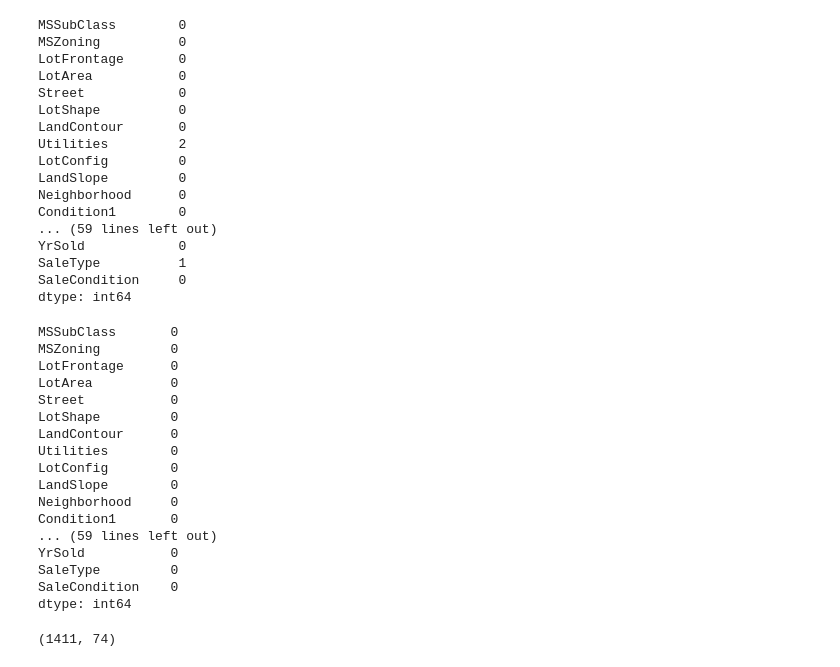
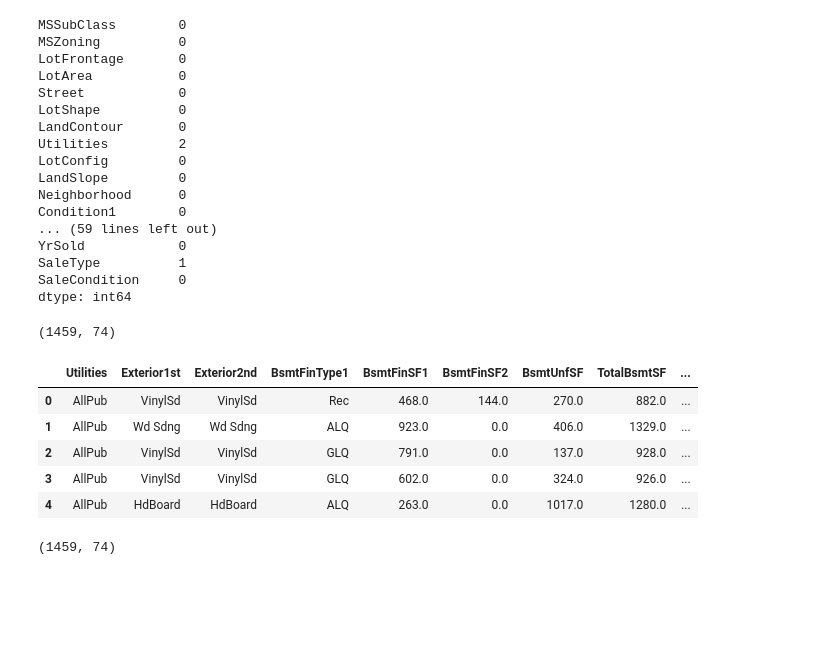
Before and after one commit to anmolpandeybtech/house-prices-prediction, a Jupyter notebook: testdata_handling.ipynb, the cells around one changed output. Cells and saved outputs as stored; diff of their text form; code cells hidden in the pictures; blank space fills up the shorter version.

```diff
--- a/testdata_handling.ipynb
+++ b/testdata_handling.ipynb
@@ -83,29 +83,16 @@ YrSold            0
 SaleType          1
 SaleCondition     0
 dtype: int64
-# %%
-test_df.dropna(inplace=True)
-# %%
-test_df.isnull().sum()
-# %% [output]
-MSSubClass       0
-MSZoning         0
-LotFrontage      0
-LotArea          0
-Street           0
-LotShape         0
-LandContour      0
-Utilities        0
-LotConfig        0
-LandSlope        0
-Neighborhood     0
-Condition1       0
-... (59 lines left out)
-YrSold           0
-SaleType         0
-SaleCondition    0
-dtype: int64
 # %%
 test_df.shape
 # %% [output]
-(1411, 74)
+(1459, 74)
+# %%
+test_df.loc[:, test_df.isnull().any()].head()
+# %% [output]
+|  | Utilities | Exterior1st | Exterior2nd | BsmtFinType1 | BsmtFinSF1 | BsmtFinSF2 | BsmtUnfSF | TotalBsmtSF | ... |
+| 0 | AllPub | VinylSd | VinylSd | Rec | 468.0 | 144.0 | 270.0 | 882.0 | ... |
+| 1 | AllPub | Wd Sdng | Wd Sdng | ALQ | 923.0 | 0.0 | 406.0 | 1329.0 | ... |
+| 2 | AllPub | VinylSd | VinylSd | GLQ | 791.0 | 0.0 | 137.0 | 928.0 | ... |
+| 3 | AllPub | VinylSd | VinylSd | GLQ | 602.0 | 0.0 | 324.0 | 926.0 | ... |
+| 4 | AllPub | HdBoard | HdBoard | ALQ | 263.0 | 0.0 | 1017.0 | 1280.0 | ... |
@@ -111,0 +115,4 @@ test_df.shape
+# %%
+test_df.shape
+# %% [output]
+(1459, 74)
```
Also changed, not shown: parts of 2 cells of this notebook, 1 other file.
